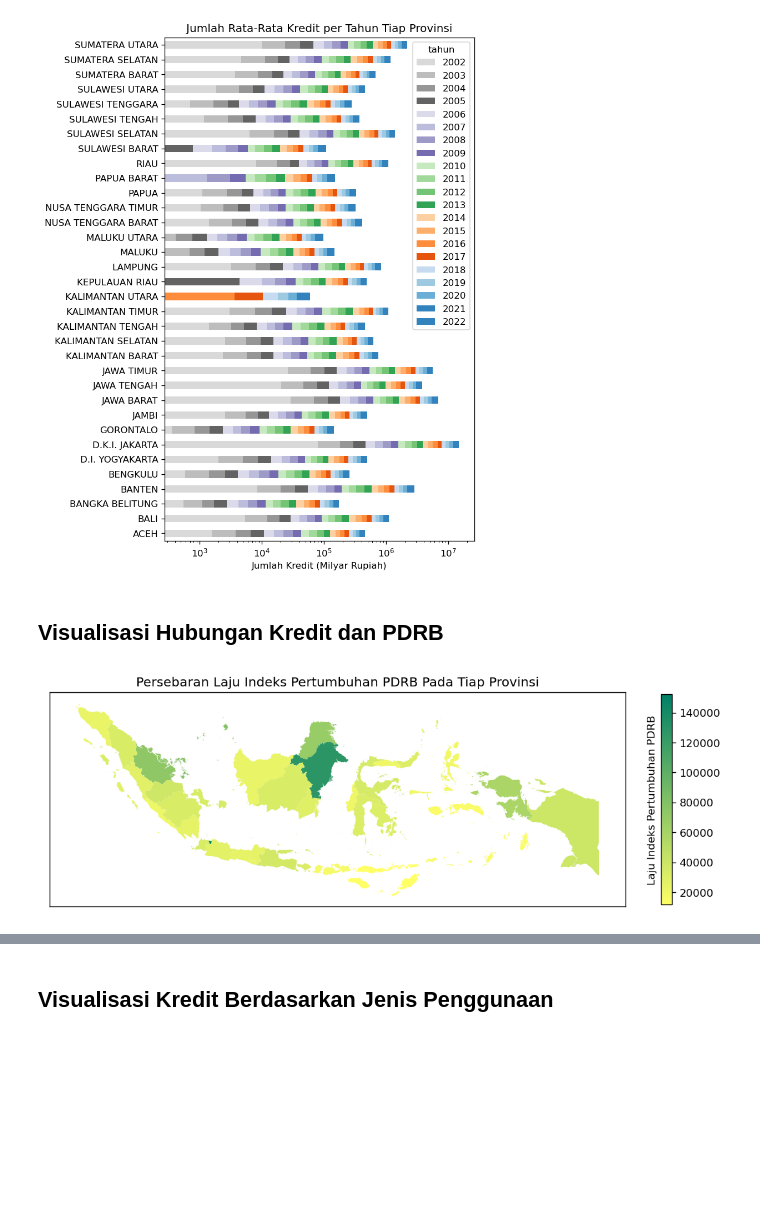
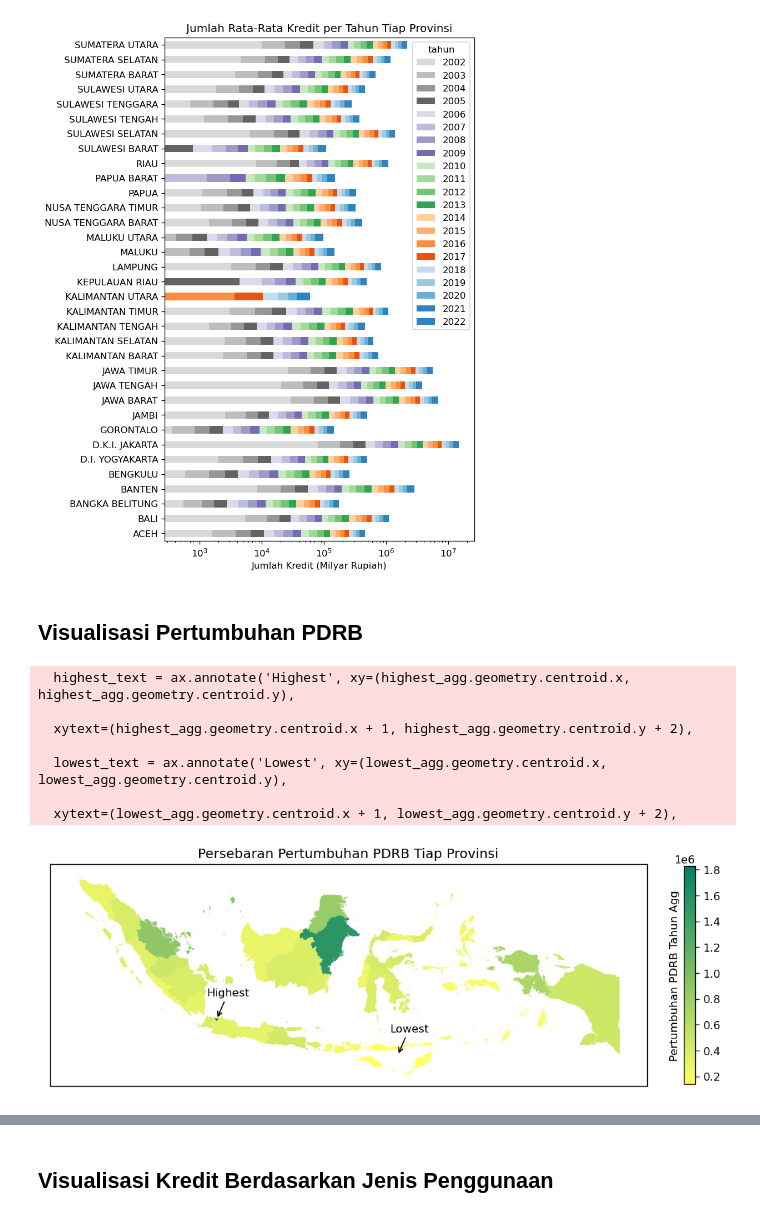
Before and after one commit to eddyref/Capstone_Project_TETRIS, a Jupyter notebook: Data Analysis.ipynb, the cells around one changed output, grey strips where cells are left out. Saved outputs shown, nothing was run; the diff lists cells and outputs as text; code cells hidden in the pictures; blank space fills up the shorter version.

```diff
--- a/Data Analysis.ipynb
+++ b/Data Analysis.ipynb
@@ -113,25 +123,53 @@ plt.show()
 # %% [output]
 [figure]
 # %% [markdown]
-## Visualisasi Hubungan Kredit dan PDRB
+## Visualisasi Pertumbuhan PDRB
 # %%
+# Figure Setting
 plt.rcParams['figure.dpi'] = 120
 plt.rcParams['figure.figsize'] = 12, 6
 
+# Input By User
+bydata = 'Agg'
+agg_method = sum
+
+# Data Prep
 dg = gpd.read_file('https://github.com/Fery-K/Capstone_Project_TETRIS/raw/master/Provinsi%20Shapefiles/Batas%20Provinsi.shp')
 pdrb['provinsi'] = pdrb['provinsi'].str.upper()
 dg['Provinsi'] = dg['Provinsi'].replace(['KEPULAUAN BANGKA BELITUNG', 'DKI JAKARTA', 'DAERAH ISTIMEWA YOGYAKARTA'],
                                        ['BANGKA BELITUNG', 'D.K.I. JAKARTA', 'D.I. YOGYAKARTA'])
+dg_pdrb = pd.merge(dg, pdrb, left_on='Provinsi', right_on='provinsi')
+pdrb.columns = ['no', 'provinsi'] + [(2011+i) for i in range(12)]
 
-dg_pdrb = pd.merge(dg, pdrb, left_on='Provinsi', right_on='provinsi')
+if bydata == 'Agg':
+    dg_pdrb['Agg'] = dg_pdrb[[i for i in range(2011,2023)]].apply(agg_method, axis=1)
 
-# dg_pdrb.plot(column=kolom_tahun, cmap='summer_r', legend=True, legend_kwds={'shrink': 0.6})
-dg_pdrb['agg'] = dg_pdrb.loc[:, 2011:2022].mean(axis=1)
-dg_pdrb.plot(column='agg', cmap='summer_r', legend=True, legend_kwds={'shrink': 0.6})
-plt.title('Persebaran Laju Indeks Pertumbuhan PDRB Pada Tiap Provinsi')
+# Plotting
+ax = dg_pdrb.plot(column=bydata, cmap='summer_r', legend=True, legend_kwds={'shrink': 0.6})
+
+# Plot Setting
+highest_agg = dg_pdrb[dg_pdrb[bydata] == dg_pdrb[bydata].max()]
+lowest_agg = dg_pdrb[dg_pdrb[bydata] == dg_pdrb[bydata].min()]
+
+highest_text = ax.annotate('Highest', xy=(highest_agg.geometry.centroid.x, highest_agg.geometry.centroid.y),
+                           xytext=(highest_agg.geometry.centroid.x + 1, highest_agg.geometry.centroid.y + 2),
+                           ha='center', arrowprops=dict(facecolor='black', arrowstyle="->"))
+
+lowest_text = ax.annotate('Lowest', xy=(lowest_agg.geometry.centroid.x, lowest_agg.geometry.centroid.y),
+                          xytext=(lowest_agg.geometry.centroid.x + 1, lowest_agg.geometry.centroid.y + 2),
+                          ha='center', arrowprops=dict(facecolor='black', arrowstyle="->"))
+
+plt.title('Persebaran Pertumbuhan PDRB Tiap Provinsi')
 plt.xticks([])
 plt.yticks([])
-plt.ylabel('Laju Indeks Pertumbuhan PDRB', labelpad=-565)
+plt.ylabel(f'Pertumbuhan PDRB Tahun {bydata}', labelpad=-565)
 plt.show()
 # %% [output]
+  highest_text = ax.annotate('Highest', xy=(highest_agg.geometry.centroid.x, highest_agg.geometry.centroid.y),
+
+  xytext=(highest_agg.geometry.centroid.x + 1, highest_agg.geometry.centroid.y + 2),
+
+  lowest_text = ax.annotate('Lowest', xy=(lowest_agg.geometry.centroid.x, lowest_agg.geometry.centroid.y),
+
+  xytext=(lowest_agg.geometry.centroid.x + 1, lowest_agg.geometry.centroid.y + 2),
-[figure, old version]
+[figure, new version]
```
Also changed, not shown: parts of 7 cells of this notebook.
